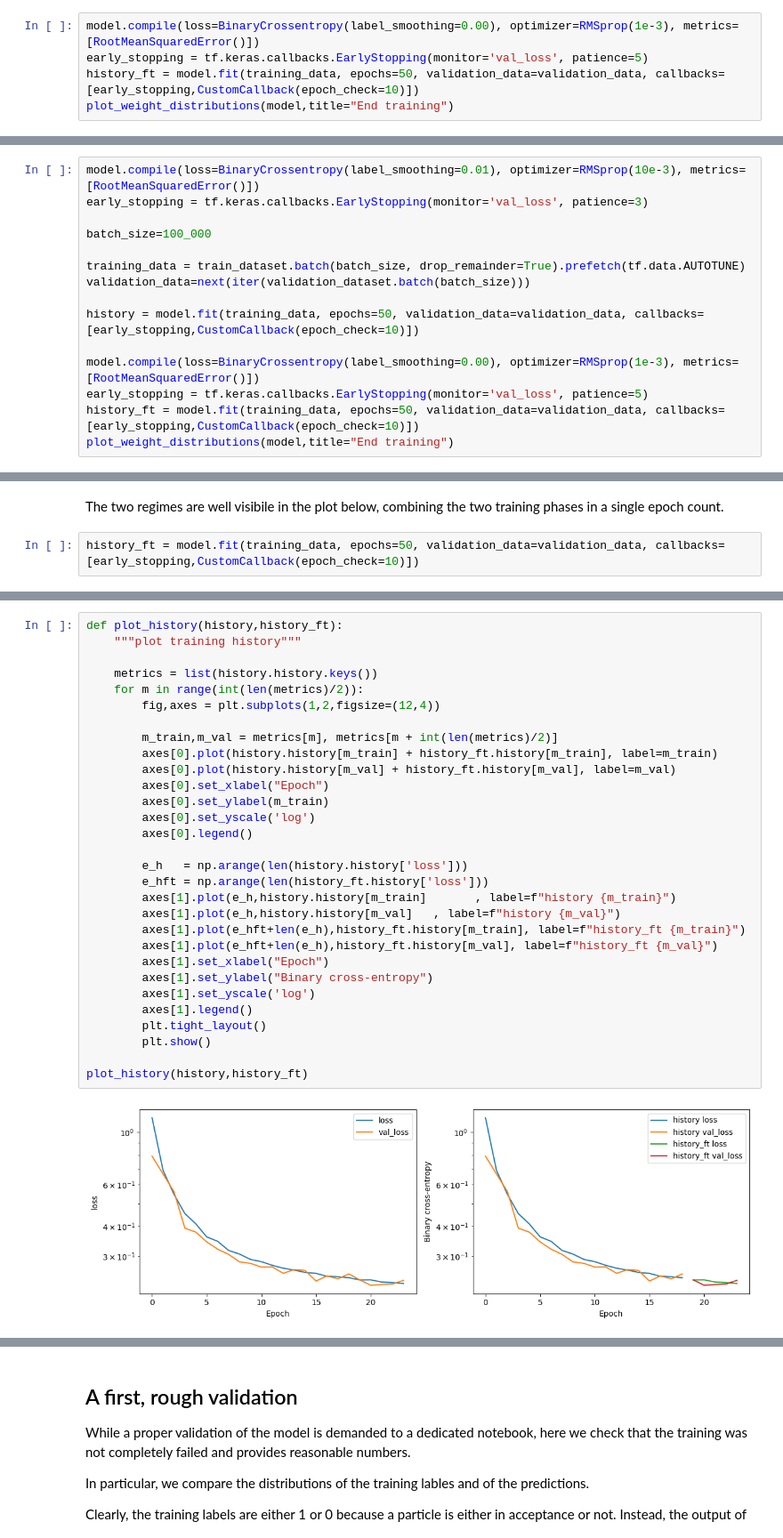
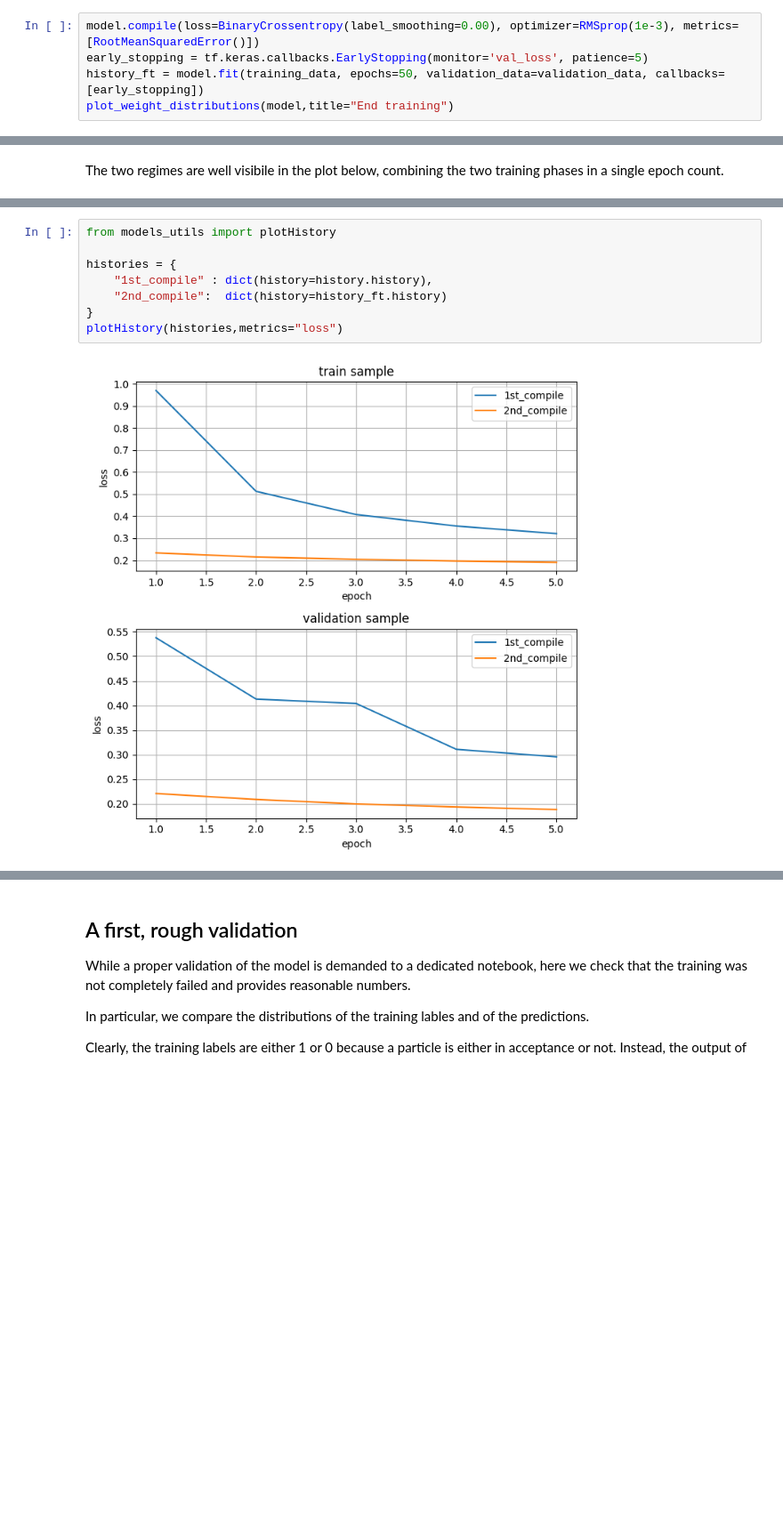
Before and after one commit to cpviolation/lb-trksim-train, a Jupyter notebook: notebooks/Acceptance.ipynb, the cells around one changed output, grey strips where cells are left out. Shown at 89% size. Saved outputs shown, nothing was run; the diff lists cells and outputs as text; blank space fills up the shorter version.

Commit message:
updated all models for variants

```diff
--- a/notebooks/Acceptance.ipynb
+++ b/notebooks/Acceptance.ipynb
@@ -262,5 +141,5 @@ GPU:  34 %
 # %%
 model.compile(loss=BinaryCrossentropy(label_smoothing=0.00), optimizer=RMSprop(1e-3), metrics=[RootMeanSquaredError()])
 early_stopping = tf.keras.callbacks.EarlyStopping(monitor='val_loss', patience=5)
-history_ft = model.fit(training_data, epochs=50, validation_data=validation_data, callbacks=[early_stopping,CustomCallback(epoch_check=10)])
+history_ft = model.fit(training_data, epochs=50, validation_data=validation_data, callbacks=[early_stopping])
 plot_weight_distributions(model,title="End training")
@@ -267,15 +147,0 @@ plot_weight_distributions(model,title="End training")
-# %%
-model.compile(loss=BinaryCrossentropy(label_smoothing=0.01), optimizer=RMSprop(10e-3), metrics=[RootMeanSquaredError()])
-early_stopping = tf.keras.callbacks.EarlyStopping(monitor='val_loss', patience=3)
-
-batch_size=100_000
-
-training_data = train_dataset.batch(batch_size, drop_remainder=True).prefetch(tf.data.AUTOTUNE)
-validation_data=next(iter(validation_dataset.batch(batch_size)))
-
-history = model.fit(training_data, epochs=50, validation_data=validation_data, callbacks=[early_stopping,CustomCallback(epoch_check=10)])
-
-model.compile(loss=BinaryCrossentropy(label_smoothing=0.00), optimizer=RMSprop(1e-3), metrics=[RootMeanSquaredError()])
-early_stopping = tf.keras.callbacks.EarlyStopping(monitor='val_loss', patience=5)
-history_ft = model.fit(training_data, epochs=50, validation_data=validation_data, callbacks=[early_stopping,CustomCallback(epoch_check=10)])
-plot_weight_distributions(model,title="End training")
@@ -399,4 +148,2 @@ Epoch 40/50
 # %% [markdown]
 The two regimes are well visibile in the plot below, combining the two training phases in a single epoch count.
-# %%
-history_ft = model.fit(training_data, epochs=50, validation_data=validation_data, callbacks=[early_stopping,CustomCallback(epoch_check=10)])
@@ -420,32 +150,10 @@ GPU:  32 %
 # %%
-def plot_history(history,history_ft):
-    """plot training history"""
+from models_utils import plotHistory
 
-    metrics = list(history.history.keys())
-    for m in range(int(len(metrics)/2)):
-        fig,axes = plt.subplots(1,2,figsize=(12,4))
-
-        m_train,m_val = metrics[m], metrics[m + int(len(metrics)/2)]
-        axes[0].plot(history.history[m_train] + history_ft.history[m_train], label=m_train)
-        axes[0].plot(history.history[m_val] + history_ft.history[m_val], label=m_val)
-        axes[0].set_xlabel("Epoch")
-        axes[0].set_ylabel(m_train)
-        axes[0].set_yscale('log')
-        axes[0].legend()
-
-        e_h   = np.arange(len(history.history['loss']))
-        e_hft = np.arange(len(history_ft.history['loss']))
-        axes[1].plot(e_h,history.history[m_train]       , label=f"history {m_train}")
-        axes[1].plot(e_h,history.history[m_val]   , label=f"history {m_val}")
-        axes[1].plot(e_hft+len(e_h),history_ft.history[m_train], label=f"history_ft {m_train}")
-        axes[1].plot(e_hft+len(e_h),history_ft.history[m_val], label=f"history_ft {m_val}")
-        axes[1].set_xlabel("Epoch")
-        axes[1].set_ylabel("Binary cross-entropy")
-        axes[1].set_yscale('log')
-        axes[1].legend()
-        plt.tight_layout()
-        plt.show()
-
-plot_history(history,history_ft)
+histories = {
+    "1st_compile" : dict(history=history.history),
+    "2nd_compile":  dict(history=history_ft.history)
+}
+plotHistory(histories,metrics="loss")
 # %% [output]
-[figure, old version]
+[figure, new version]
```
Also changed, not shown: parts of 13 cells of this notebook, 8 other files.
